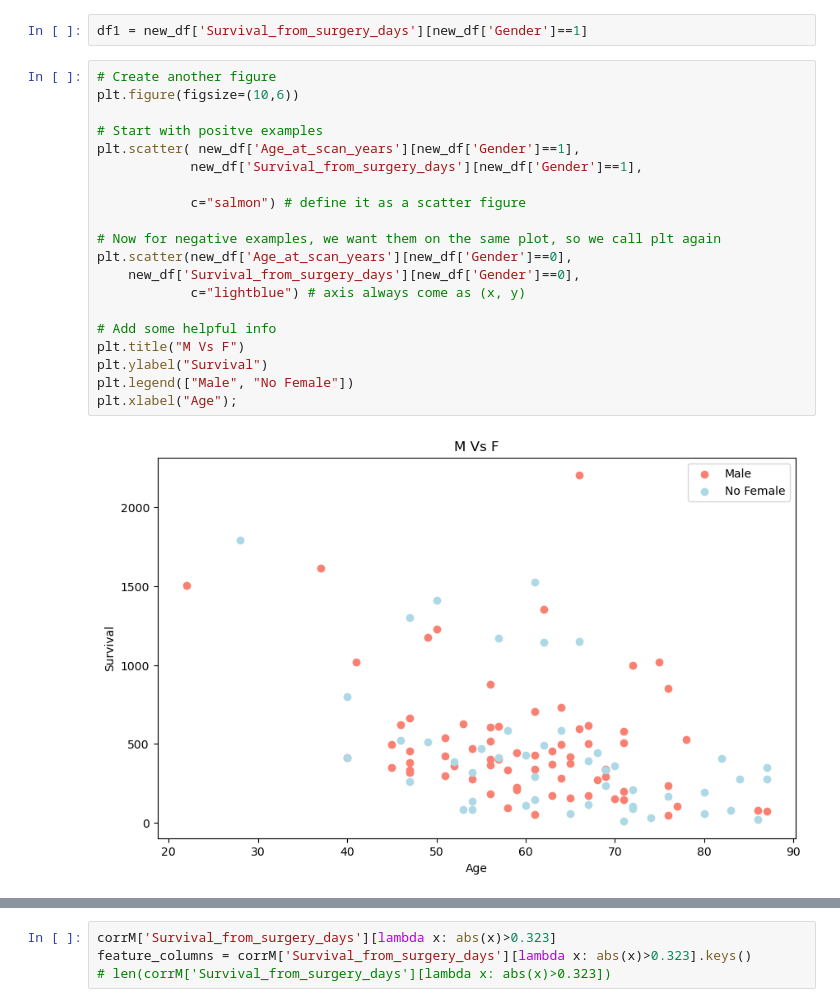
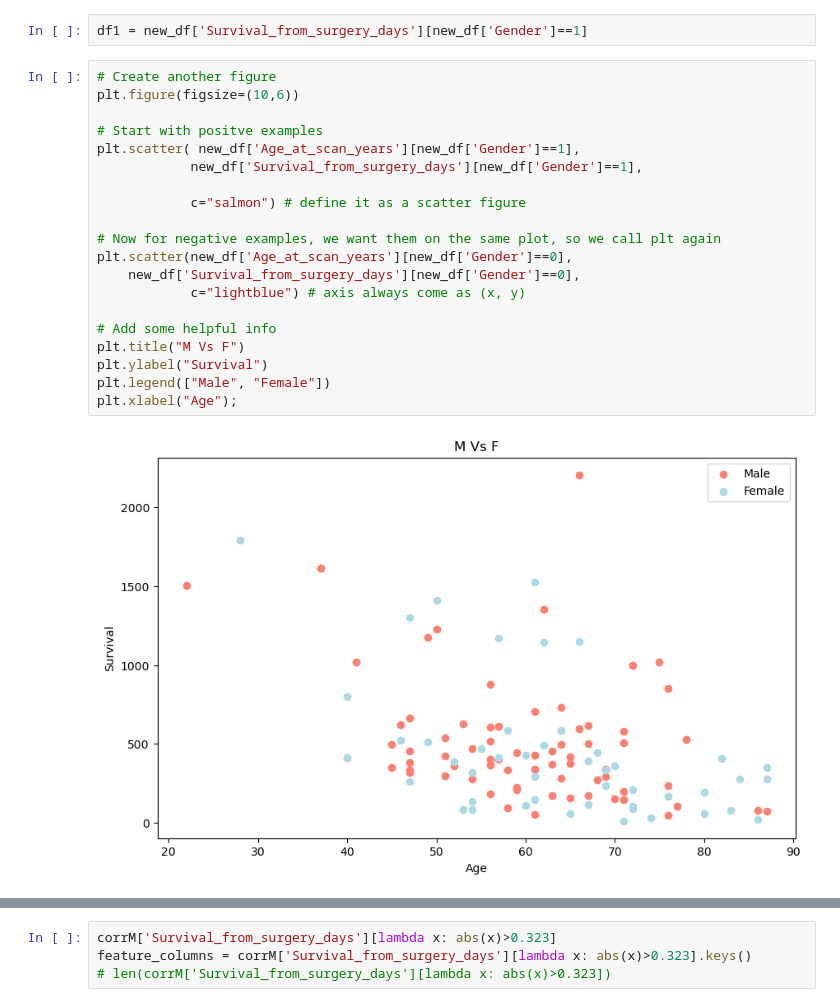
Before and after one commit to gsk-007/brain-cancer-survival-estimation-prediction, a Jupyter notebook: Brain-cancer-survival-estimation-prediction.ipynb, the cells around one changed output, grey strips where cells are left out. Saved outputs shown, nothing was run; the diff lists cells and outputs as text.

Commit message:
modified graph

```diff
--- a/Brain-cancer-survival-estimation-prediction.ipynb
+++ b/Brain-cancer-survival-estimation-prediction.ipynb
@@ -169,24 +182,24 @@ df1 = new_df['Survival_from_surgery_days'][new_df['Gender']==1]
 # %%
 # Create another figure
 plt.figure(figsize=(10,6))
 
 # Start with positve examples
 plt.scatter( new_df['Age_at_scan_years'][new_df['Gender']==1],
             new_df['Survival_from_surgery_days'][new_df['Gender']==1],
 
             c="salmon") # define it as a scatter figure
 
 # Now for negative examples, we want them on the same plot, so we call plt again
 plt.scatter(new_df['Age_at_scan_years'][new_df['Gender']==0],
     new_df['Survival_from_surgery_days'][new_df['Gender']==0],
             c="lightblue") # axis always come as (x, y)
 
 # Add some helpful info
 plt.title("M Vs F")
 plt.ylabel("Survival")
-plt.legend(["Male", "No Female"])
+plt.legend(["Male", "Female"])
 plt.xlabel("Age");
 # %% [output]
-[figure, old version]
+[figure, new version]
 # %%
 corrM = new_df.corr()
```
Also changed, not shown: parts of 3 cells of this notebook.
